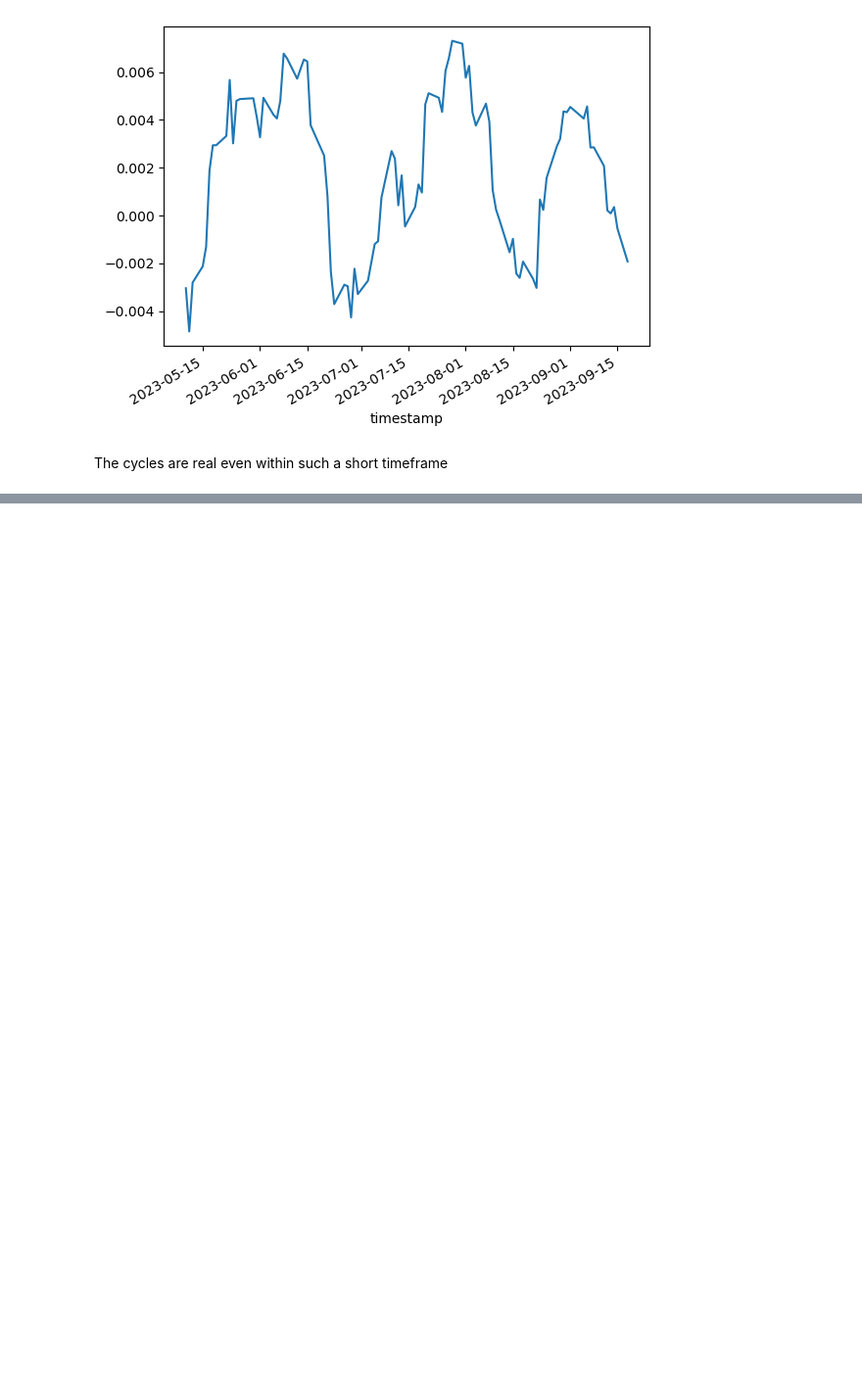
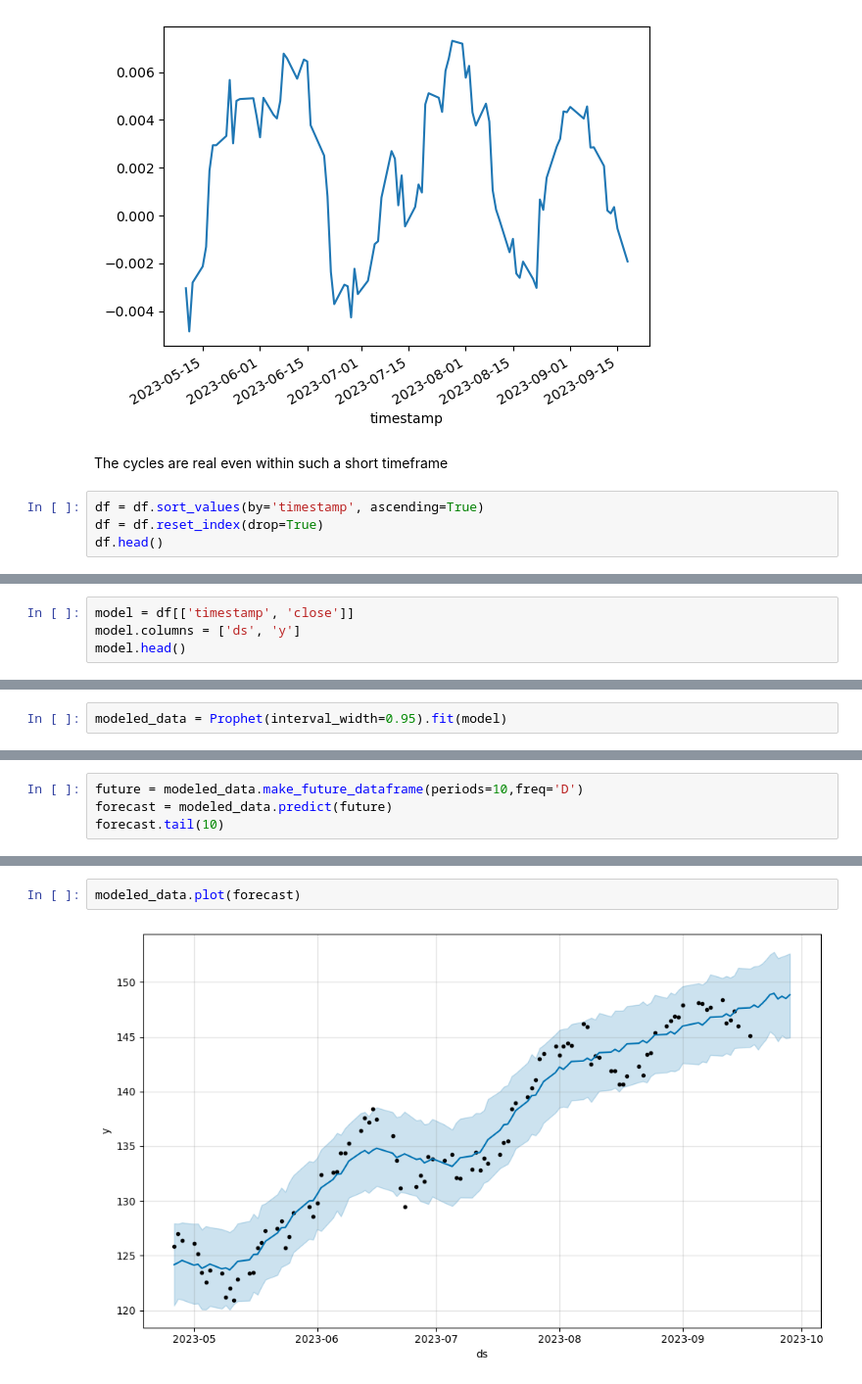
Before and after one commit to peekknuf/finance, a Jupyter notebook: IBM_analysis.ipynb, the cells around one changed output, grey strips where cells are left out. Shown at 98% size. Cells and saved outputs as stored; diff of their text form; blank space fills up the shorter version.

Commit message:
Prophet added

```diff
--- a/IBM_analysis.ipynb
+++ b/IBM_analysis.ipynb
@@ -141,3 +147,7 @@ df_indexed['returns'].rolling(10).mean().plot()
 [figure]
 # %% [markdown]
 The cycles are real even within such a short timeframe
+# %%
+df = df.sort_values(by='timestamp', ascending=True)
+df = df.reset_index(drop=True)
+df.head()
@@ -143,0 +161,4 @@ The cycles are real even within such a short timeframe
+# %%
+model = df[['timestamp', 'close']]
+model.columns = ['ds', 'y']
+model.head()
@@ -143,0 +172,2 @@ The cycles are real even within such a short timeframe
+# %%
+modeled_data = Prophet(interval_width=0.95).fit(model)
@@ -143,0 +177,4 @@ The cycles are real even within such a short timeframe
+# %%
+future = modeled_data.make_future_dataframe(periods=10,freq='D')
+forecast = modeled_data.predict(future)
+forecast.tail(10)
@@ -143,0 +193,4 @@ The cycles are real even within such a short timeframe
+# %%
+modeled_data.plot(forecast)
+# %% [output]
+[figure, added]
```
Also changed, not shown: parts of 6 cells of this notebook.
